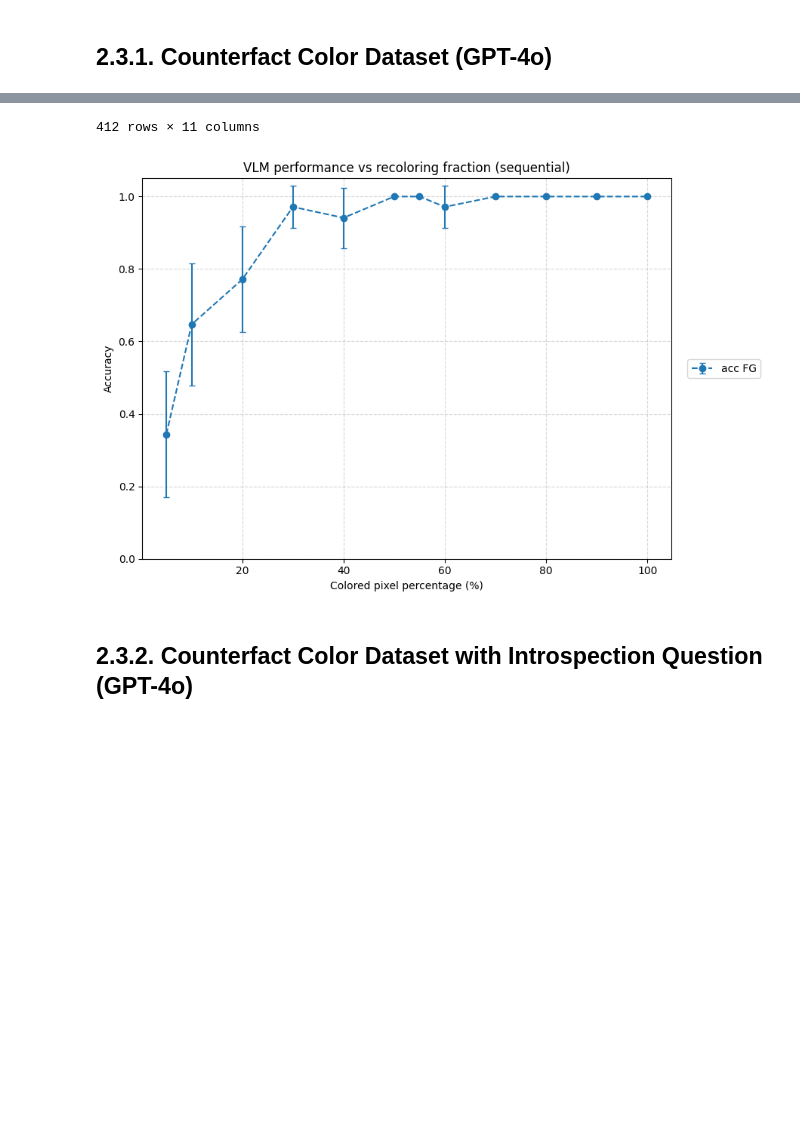
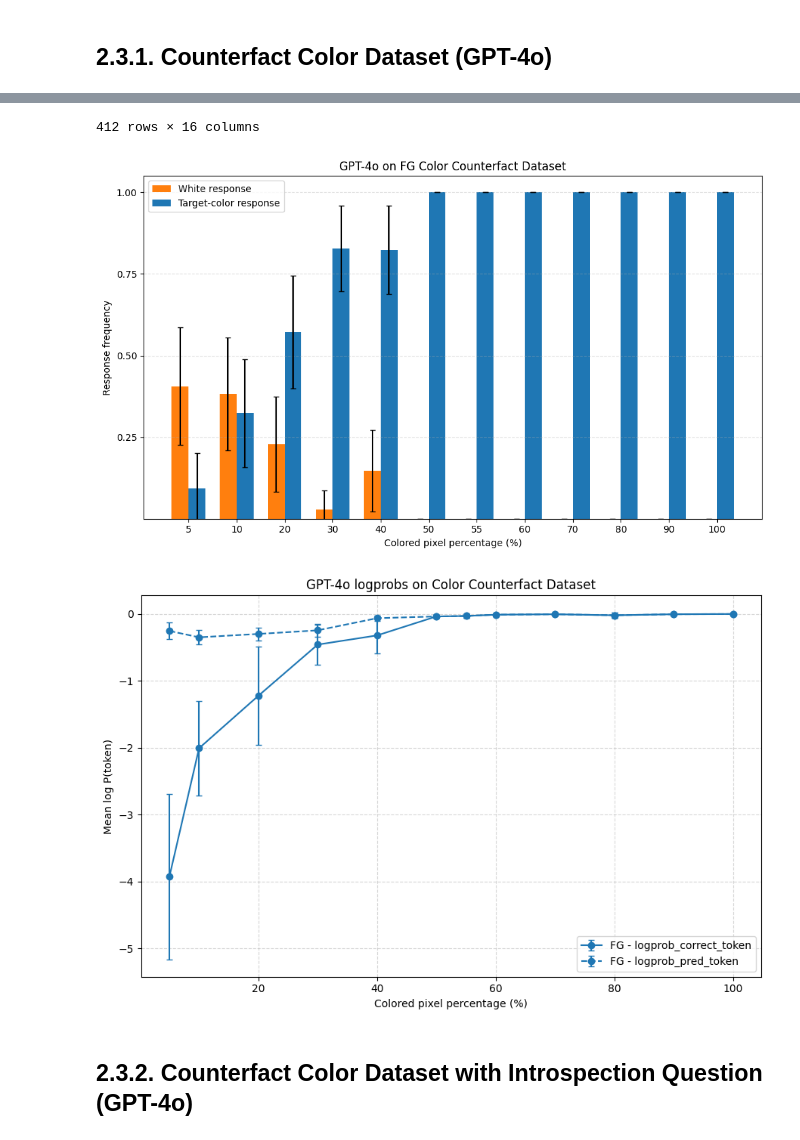
Before and after one commit to jonnemi/color-concept-entanglement, a Jupyter notebook: model_evaluation/VLM_evaluations.ipynb, the cells around one changed output, grey strips where cells are left out. Cells and saved outputs as stored; diff of their text form; code cells hidden in the pictures; blank space fills up the shorter version.

```diff
--- a/model_evaluation/VLM_evaluations.ipynb
+++ b/model_evaluation/VLM_evaluations.ipynb
@@ -752,7 +756,14 @@ out_path = GPT / f"evaluation_shapes_{gpt_model_name}_{suffix}.csv"
 gpt_cf_pred_df.to_csv(out_path, index=False)
 # %%
 gpt_cf_pred_df = pd.read_csv(GPT / "evaluation_gpt-4o_counterfact.csv")
+gpt_cf_pred_df["predicted_color"] = gpt_cf_pred_df["predicted_color"].apply(normalize_color_prediction)
 gpt_cf_pred_df = gpt_cf_pred_df.merge(counterfact_df, on=["image_path", "object"])
 display(gpt_cf_pred_df)
-plot_vlm_prolific(gpt_cf_pred_df, ci=True)
+
+plot_fg_response_frequencies_bar(gpt_cf_pred_df, title="GPT-4o on FG Color Counterfact Dataset", response_col="predicted_color")
+
+plot_model_logprobs(
+    gpt_cf_pred_df,
+    title="GPT-4o logprobs on Color Counterfact Dataset"
+)
 # %% [output]
@@ -771,5 +782,6 @@ plot_vlm_prolific(gpt_cf_pred_df, ci=True)
-412 rows × 11 columns
+412 rows × 16 columns
-[figure, old version]
+[figure, new version]
+[figure, added]
 # %% [markdown]
 ## 2.3.2. Counterfact Color Dataset with Introspection Question (GPT-4o)
 # %%
```
Also changed, not shown: parts of 34 cells of this notebook, 5 other files.
